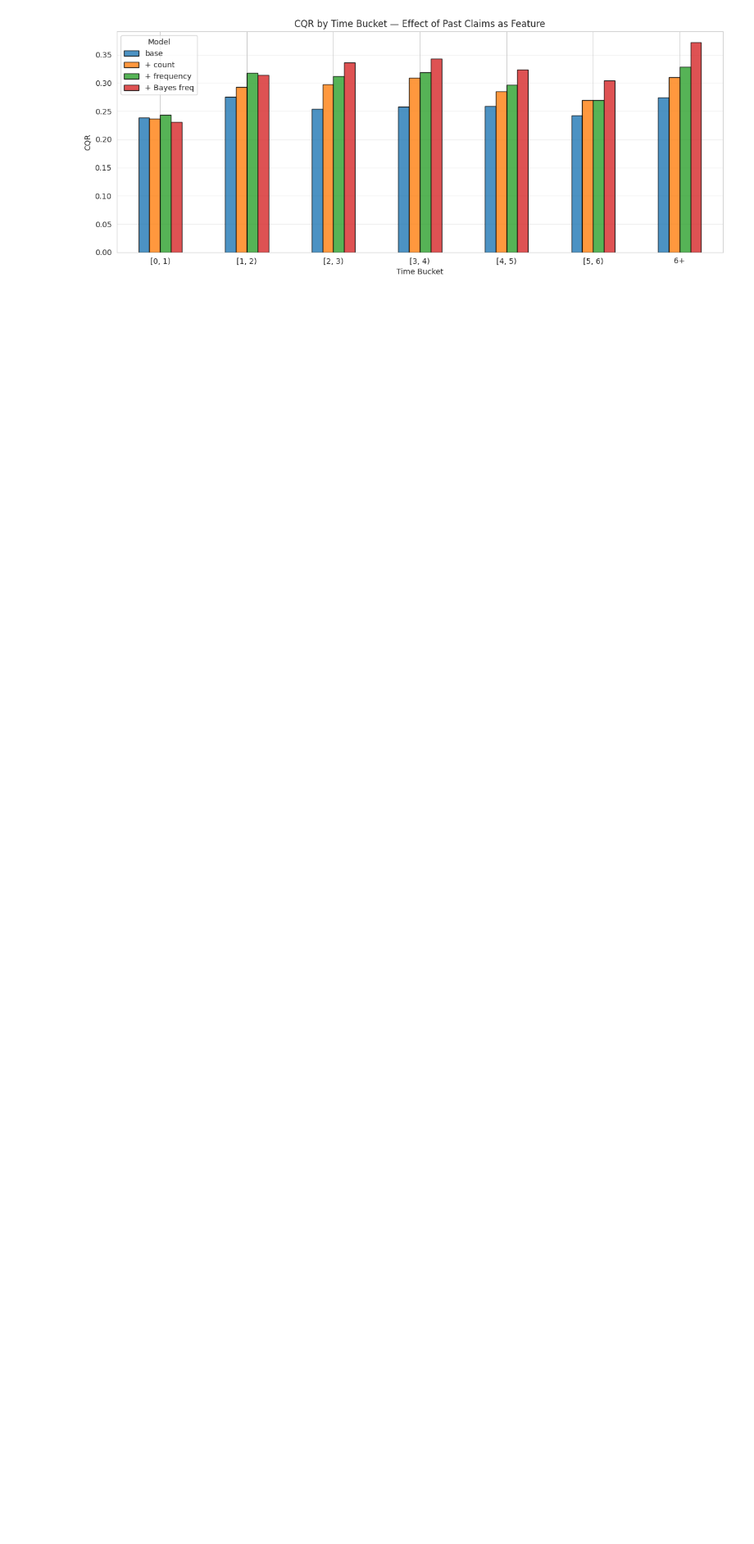
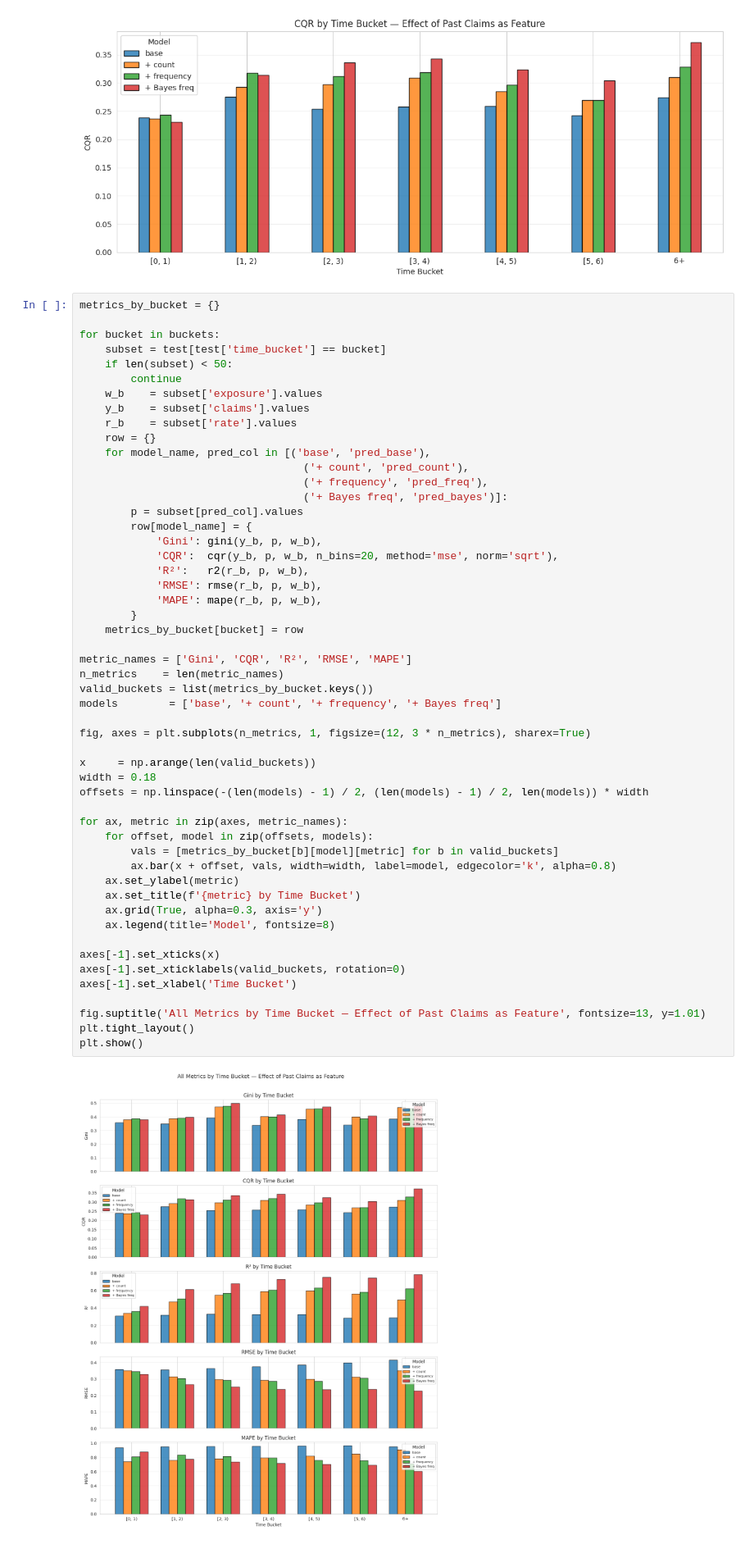
Before and after one commit to diegocontr/ClaimsSimulator, a Jupyter notebook: notebooks/mixing_signal/past_claims_as_feature.ipynb, the cells around one changed output. Shown at 82% size. Drawn from its saved outputs; the diff is of its cells as text; blank space fills up the shorter version.

```diff
--- a/notebooks/mixing_signal/past_claims_as_feature.ipynb
+++ b/notebooks/mixing_signal/past_claims_as_feature.ipynb
@@ -411,3 +422,57 @@ plt.tight_layout()
 plt.show()
 # %% [output]
 [figure]
+# %%
+metrics_by_bucket = {}
+
+for bucket in buckets:
+    subset = test[test['time_bucket'] == bucket]
+    if len(subset) < 50:
+        continue
+    w_b    = subset['exposure'].values
+    y_b    = subset['claims'].values
+    r_b    = subset['rate'].values
+    row = {}
+    for model_name, pred_col in [('base', 'pred_base'),
+                                   ('+ count', 'pred_count'),
+                                   ('+ frequency', 'pred_freq'),
+                                   ('+ Bayes freq', 'pred_bayes')]:
+        p = subset[pred_col].values
+        row[model_name] = {
+            'Gini': gini(y_b, p, w_b),
+            'CQR':  cqr(y_b, p, w_b, n_bins=20, method='mse', norm='sqrt'),
+            'R²':   r2(r_b, p, w_b),
+            'RMSE': rmse(r_b, p, w_b),
+            'MAPE': mape(r_b, p, w_b),
+        }
+    metrics_by_bucket[bucket] = row
+
+metric_names = ['Gini', 'CQR', 'R²', 'RMSE', 'MAPE']
+n_metrics    = len(metric_names)
+valid_buckets = list(metrics_by_bucket.keys())
+models        = ['base', '+ count', '+ frequency', '+ Bayes freq']
+
+fig, axes = plt.subplots(n_metrics, 1, figsize=(12, 3 * n_metrics), sharex=True)
+
+x     = np.arange(len(valid_buckets))
+width = 0.18
+offsets = np.linspace(-(len(models) - 1) / 2, (len(models) - 1) / 2, len(models)) * width
+
+for ax, metric in zip(axes, metric_names):
+    for offset, model in zip(offsets, models):
+        vals = [metrics_by_bucket[b][model][metric] for b in valid_buckets]
+        ax.bar(x + offset, vals, width=width, label=model, edgecolor='k', alpha=0.8)
+    ax.set_ylabel(metric)
+    ax.set_title(f'{metric} by Time Bucket')
+    ax.grid(True, alpha=0.3, axis='y')
+    ax.legend(title='Model', fontsize=8)
+
+axes[-1].set_xticks(x)
+axes[-1].set_xticklabels(valid_buckets, rotation=0)
+axes[-1].set_xlabel('Time Bucket')
+
+fig.suptitle('All Metrics by Time Bucket — Effect of Past Claims as Feature', fontsize=13, y=1.01)
+plt.tight_layout()
+plt.show()
+# %% [output]
+[figure, added]
```
Also changed, not shown: parts of 3 cells of this notebook, 2 other files.
